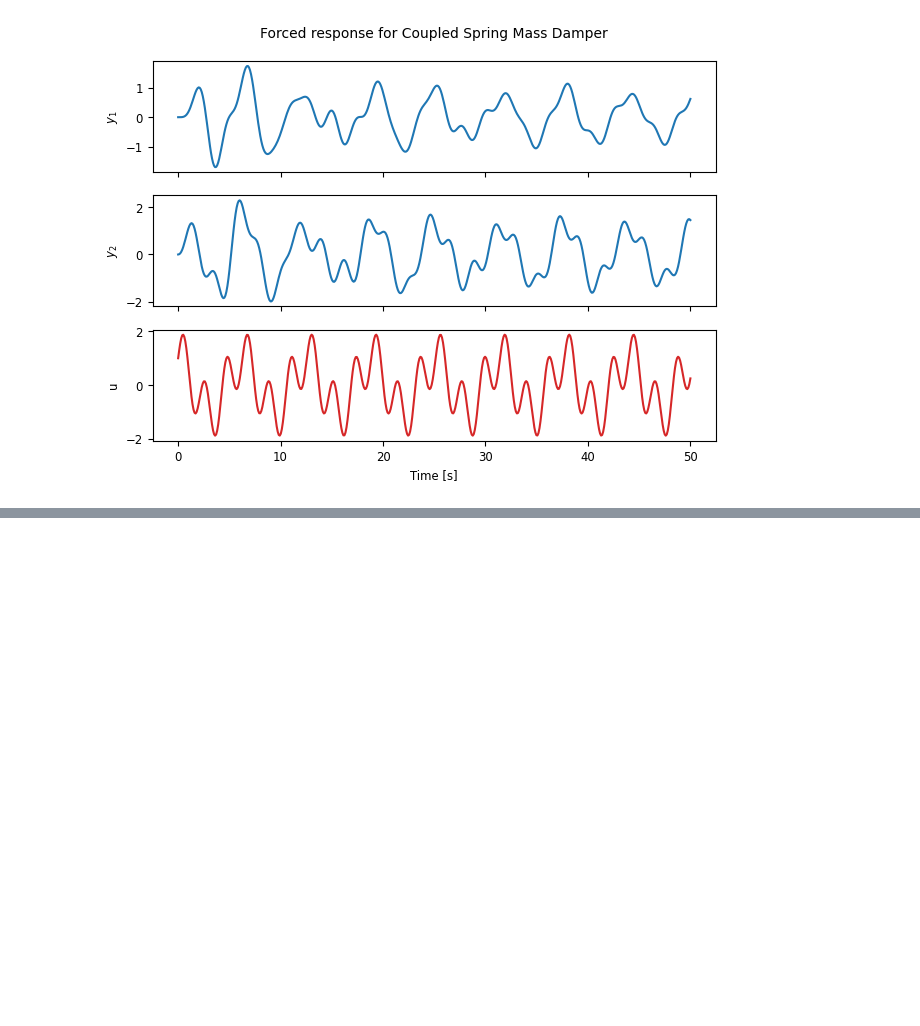
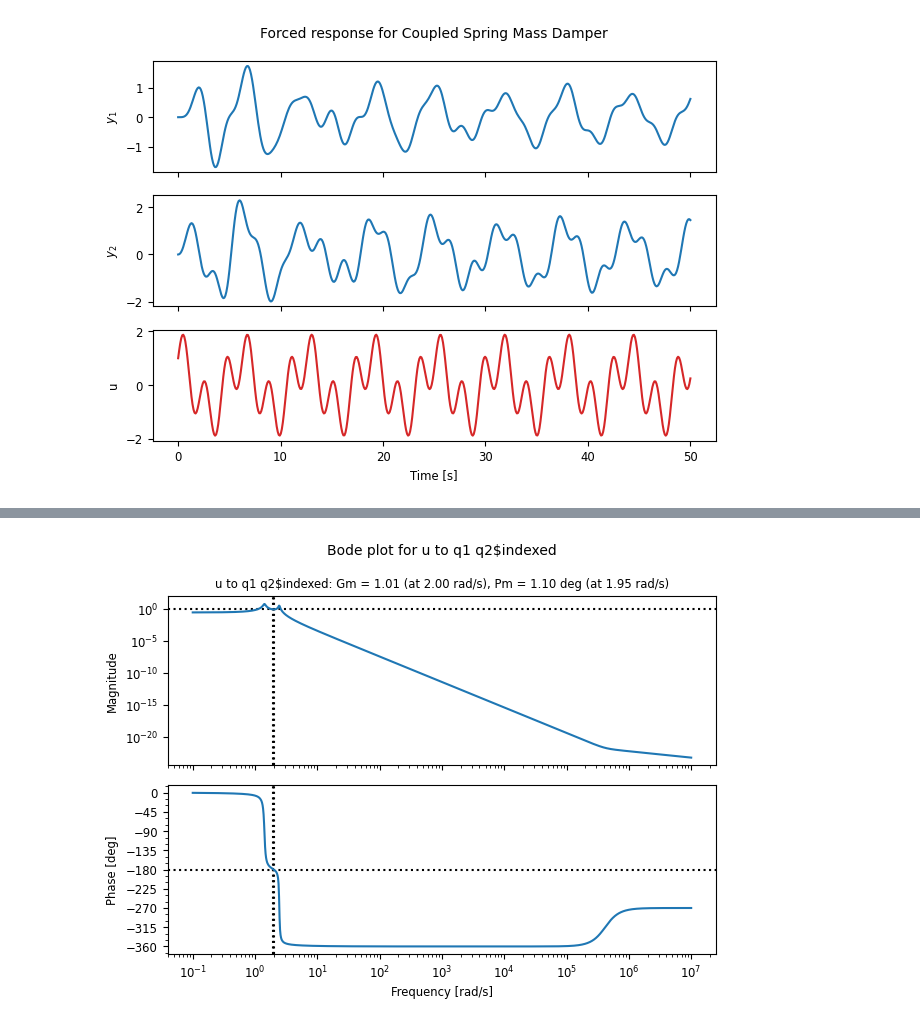
Before and after one commit to prajapati-incontrol/vica, a Jupyter notebook: simulations/tutorials/ct_py_tutorials.ipynb, the cells around one changed output, grey strips where cells are left out. Saved outputs shown, nothing was run; the diff lists cells and outputs as text; code cells hidden in the pictures; blank space fills up the shorter version.

```diff
--- a/simulations/tutorials/ct_py_tutorials.ipynb
+++ b/simulations/tutorials/ct_py_tutorials.ipynb
@@ -148,0 +161,3 @@ cplt = resp3.plot(label="G(U1 + U2)")
+# %%
+G = ct.ss2tf(sys, name='u to q1 q2')
+print(G)
@@ -148,0 +216,3 @@ cplt = resp3.plot(label="G(U1 + U2)")
+# %%
+cplt = ct.bode_plot(G[0,0], overlay_outputs=True, display_margins=True)
+# %% [output]
@@ -148,0 +221 @@ cplt = resp3.plot(label="G(U1 + U2)")
+[figure, added]
```
Also changed, not shown: parts of 10 cells of this notebook.
